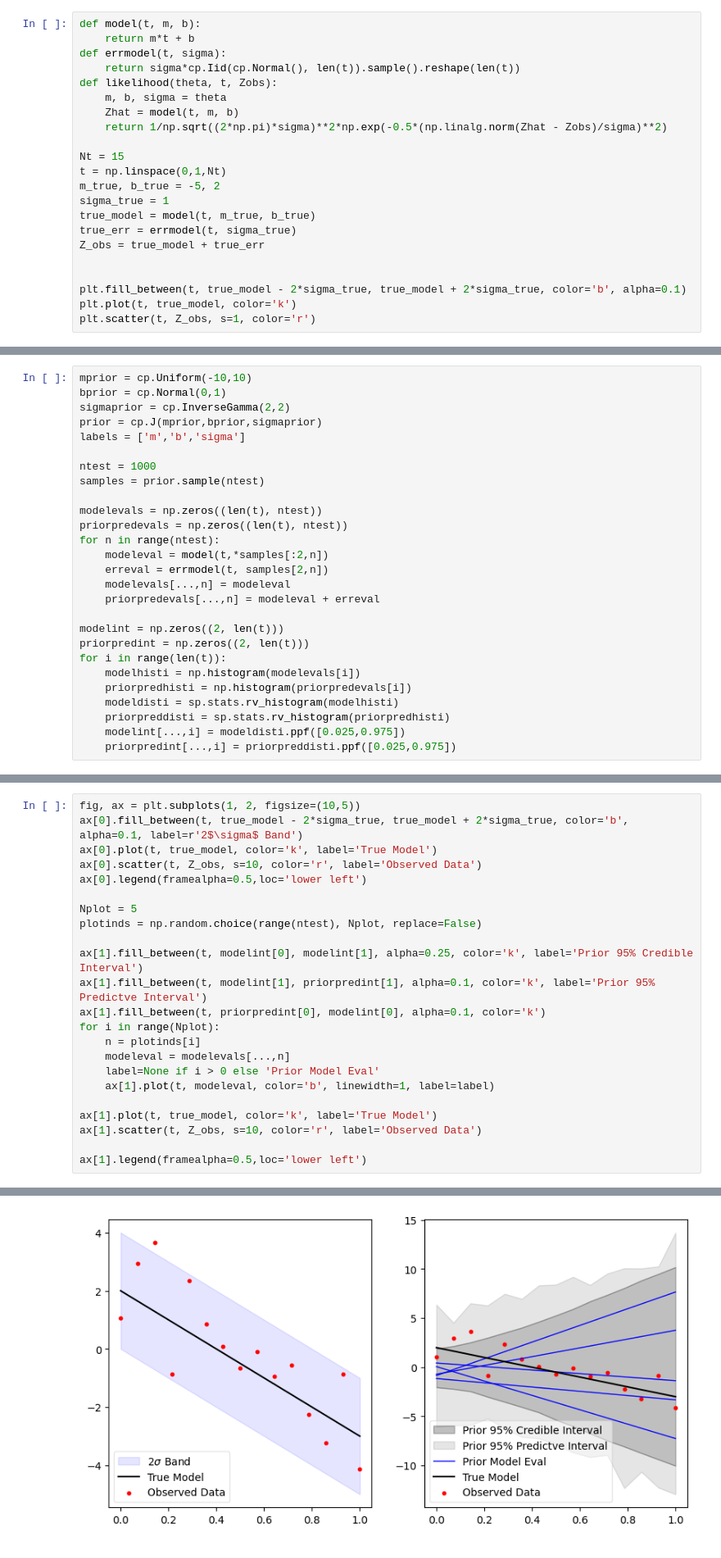
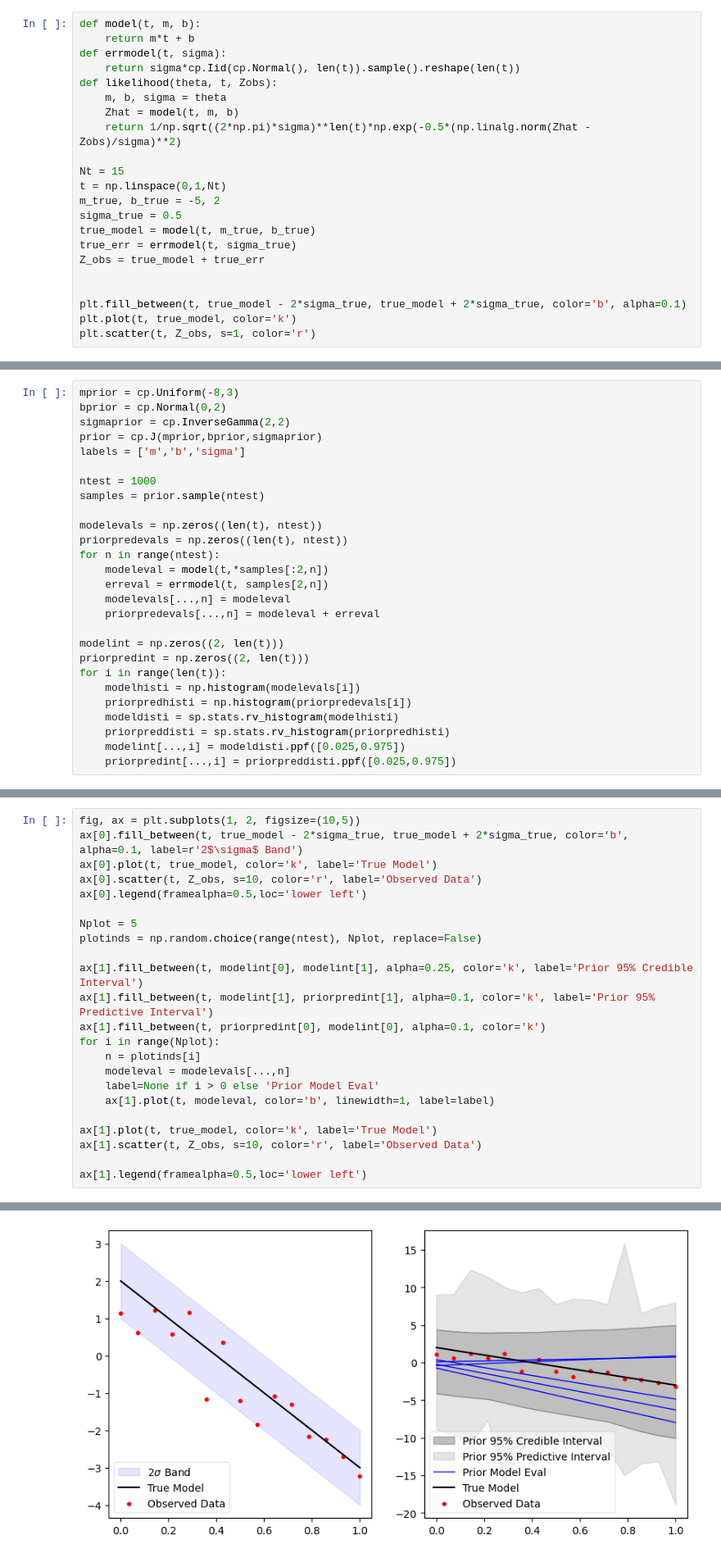
Before and after one commit to jacobnuttall/mcmc, a Jupyter notebook: mcmc.ipynb, the cells around one changed output, grey strips where cells are left out. Shown at 82% size. Saved outputs shown, nothing was run; the diff lists cells and outputs as text.

```diff
--- a/mcmc.ipynb
+++ b/mcmc.ipynb
@@ -293,12 +293,12 @@ def errmodel(t, sigma):
 def likelihood(theta, t, Zobs):
     m, b, sigma = theta
     Zhat = model(t, m, b)
-    return 1/np.sqrt((2*np.pi)*sigma)**2*np.exp(-0.5*(np.linalg.norm(Zhat - Zobs)/sigma)**2)
+    return 1/np.sqrt((2*np.pi)*sigma)**len(t)*np.exp(-0.5*(np.linalg.norm(Zhat - Zobs)/sigma)**2)
 
 Nt = 15
 t = np.linspace(0,1,Nt)
 m_true, b_true = -5, 2
-sigma_true = 1
+sigma_true = 0.5
 true_model = model(t, m_true, b_true)
 true_err = errmodel(t, sigma_true)
 Z_obs = true_model + true_err
@@ -313,6 +313,6 @@ plt.scatter(t, Z_obs, s=1, color='r')
 # %%
-mprior = cp.Uniform(-10,10)
-bprior = cp.Normal(0,1)
+mprior = cp.Uniform(-8,3)
+bprior = cp.Normal(0,2)
 sigmaprior = cp.InverseGamma(2,2)
 prior = cp.J(mprior,bprior,sigmaprior)
 labels = ['m','b','sigma']
@@ -351,29 +347,29 @@ for i in range(len(prior)):
 # %%
 fig, ax = plt.subplots(1, 2, figsize=(10,5))
 ax[0].fill_between(t, true_model - 2*sigma_true, true_model + 2*sigma_true, color='b', alpha=0.1, label=r'2$\sigma$ Band')
 ax[0].plot(t, true_model, color='k', label='True Model')
 ax[0].scatter(t, Z_obs, s=10, color='r', label='Observed Data')
 ax[0].legend(framealpha=0.5,loc='lower left')
 
 Nplot = 5
 plotinds = np.random.choice(range(ntest), Nplot, replace=False)
 
 ax[1].fill_between(t, modelint[0], modelint[1], alpha=0.25, color='k', label='Prior 95% Credible Interval')
-ax[1].fill_between(t, modelint[1], priorpredint[1], alpha=0.1, color='k', label='Prior 95% Predictve Interval')
+ax[1].fill_between(t, modelint[1], priorpredint[1], alpha=0.1, color='k', label='Prior 95% Predictive Interval')
 ax[1].fill_between(t, priorpredint[0], modelint[0], alpha=0.1, color='k')
 for i in range(Nplot):
     n = plotinds[i]
     modeleval = modelevals[...,n]
     label=None if i > 0 else 'Prior Model Eval'
     ax[1].plot(t, modeleval, color='b', linewidth=1, label=label)
 
 ax[1].plot(t, true_model, color='k', label='True Model')
 ax[1].scatter(t, Z_obs, s=10, color='r', label='Observed Data')
 
 ax[1].legend(framealpha=0.5,loc='lower left')
 # %% [output]
 <matplotlib.legend.Legend at 0x...>
-[figure, old version]
+[figure, new version]
 # %%
 def MetropolisHastings(
     prior,
```
Also changed, not shown: parts of 12 cells of this notebook.
